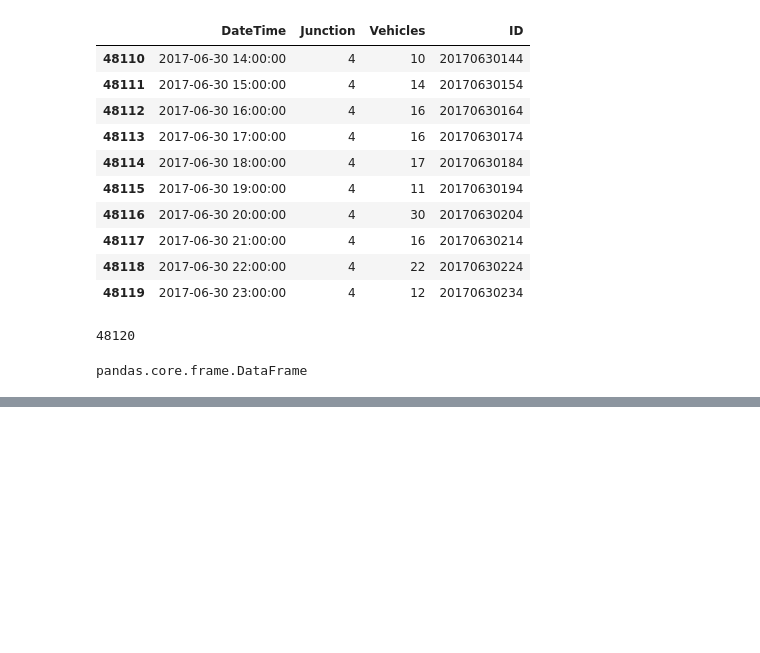
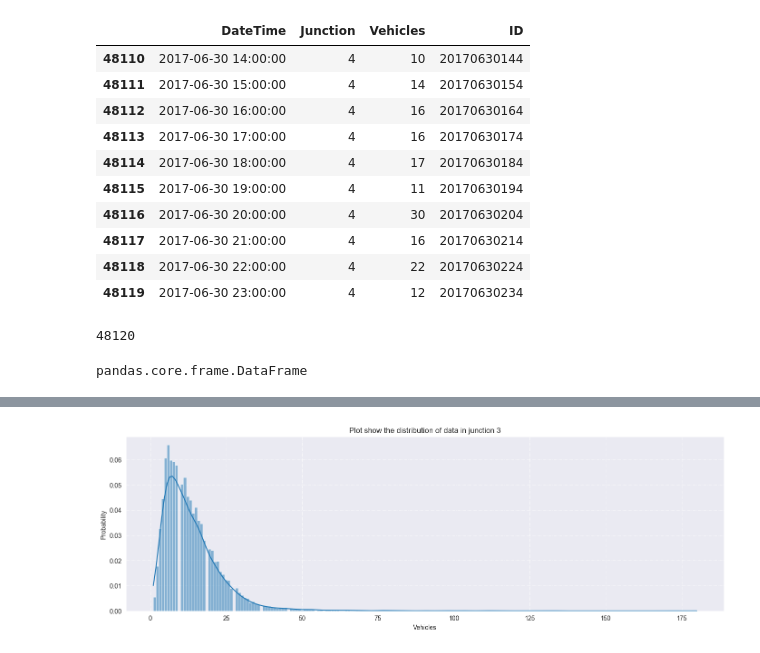
Before and after one commit to yasinsametkaraca/time-series-forecasting, a Jupyter notebook: smart-city/project.ipynb, the cells around one changed output, grey strips where cells are left out. Saved outputs shown, nothing was run; the diff lists cells and outputs as text; code cells hidden in the pictures; blank space fills up the shorter version.

```diff
--- a/smart-city/project.ipynb
+++ b/smart-city/project.ipynb
@@ -48,0 +86,4 @@ pandas.core.frame.DataFrame
+# %%
+make_hist(3)
+# %% [output]
+[figure, added]
```
Also changed, not shown: parts of 19 cells of this notebook, 4 other files.
